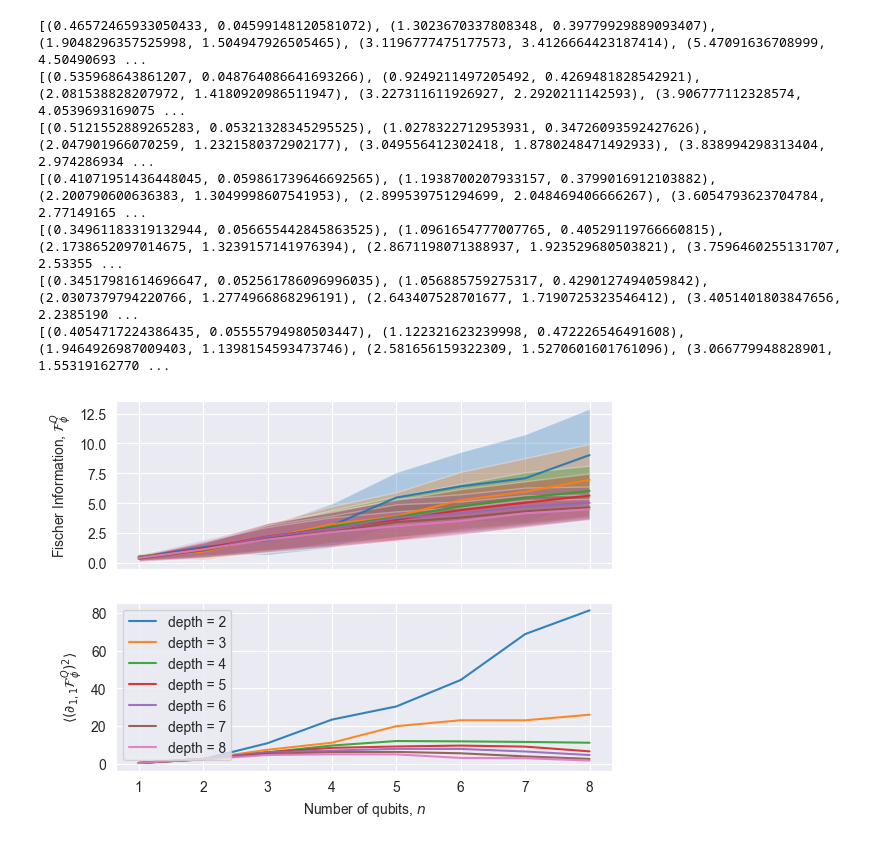
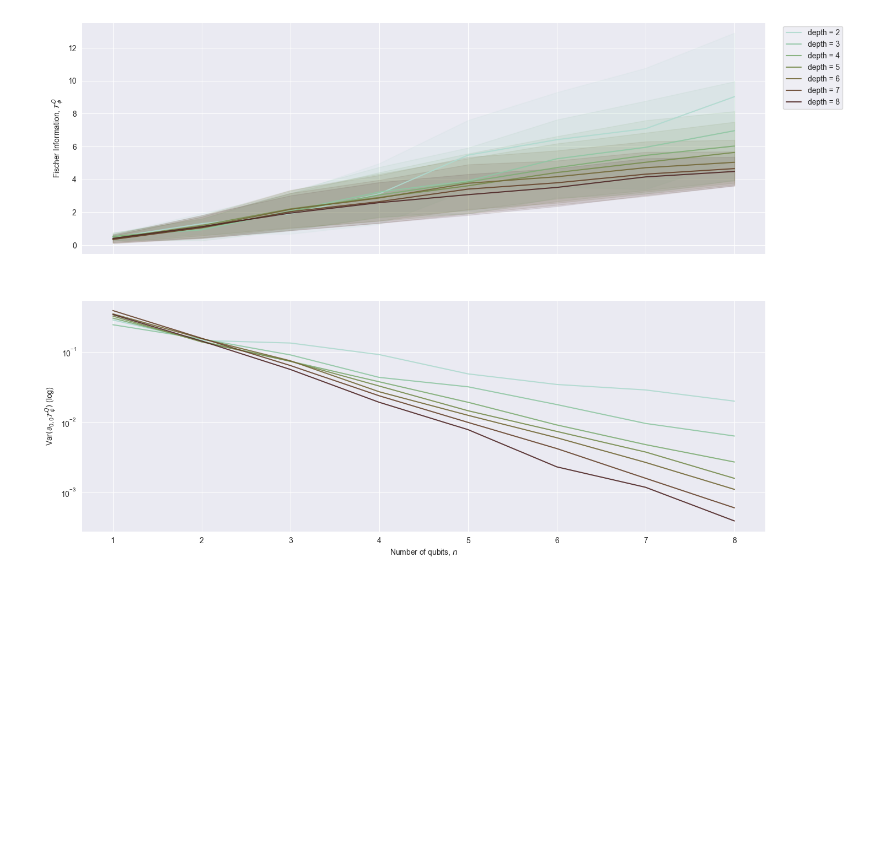
Before and after one commit to benjimaclellan/queso, a Jupyter notebook: experiments/analyze_barren_plateaus.ipynb, the cells around one changed output. Drawn from its saved outputs; the diff is of its cells as text; code cells hidden in the pictures; blank space fills up the shorter version.

```diff
--- a/experiments/analyze_barren_plateaus.ipynb
+++ b/experiments/analyze_barren_plateaus.ipynb
@@ -25,7 +27,7 @@ def load_data(io, ns, ks):
 
     return data
 
-io = IO(folder=r"pure_qfi_barren_plateau")
+io = IO(folder=r"pure_qfi_barren_plateau", verbose=False)
 ns = [1, 2, 3, 4, 5, 6, 7, 8]
 ks = [1, 2, 3, 4, 5, 6, 7, 8]
 data = load_data(io, ns, ks)
@@ -50,46 +34,45 @@ data = load_data(io, ns, ks)
 # %%
-fig, axs = plt.subplots(nrows=2, ncols=1, sharex=True)
-colors = sns.color_palette()
+fig, axs = plt.subplots(nrows=2, ncols=1, sharex=True, figsize=[16, 12])
+# colors = sns.color_palette()
+colors = sns.cubehelix_palette(start=0.5, rot=0.75, dark=0.2, light=.8, as_cmap=True)
+norm = lambda x: (x - np.min(ks))/(np.max(ks) - np.min(ks))
 
 ks = [2, 3, 4, 5, 6, 7, 8]
 for i, k in enumerate(ks):
+    # color = colors[i]
+    color = colors(norm(k))
+    label = f"depth = {k}"
+
     fi_mean, fi_var = [], []
     grads_avg_variance = []
     for n in ns:
         df = data[n][k]
 
         fi_mean.append(
             np.mean(df["fi_vals"][0])
         )
         fi_var.append(
             np.var(df["fi_vals"][0])
         )
 
-        fi_grad_vals = df["fi_grad_vals"][0]
+        fi_grad_vals = df["fi_grad_vals"][0] / n**2
         grad_var = np.var(fi_grad_vals, axis=0)
-
+        # grad_var = np.array([[n**2 * np.exp(-n / k)]])
         grads_avg_variance.append(grad_var[0, 0])
         # grads_avg_variance.append(np.mean(grad_var))
 
-    print(list(zip(fi_mean, fi_var)))
-
-    axs[0].plot(ns, fi_mean, alpha=0.9)
-    axs[0].fill_between(ns, fi_mean - np.sqrt(fi_var), fi_mean + np.sqrt(fi_var), alpha=0.3)
+    axs[0].plot(ns, fi_mean, label=label, color=color, alpha=0.9)
+    axs[0].fill_between(ns, fi_mean - np.sqrt(fi_var), fi_mean + np.sqrt(fi_var), color=color, alpha=0.1)
     axs[0].set(ylabel="Fischer Information, $\mathcal{F}^Q_\phi$")
 
-    axs[1].plot(ns, grads_avg_variance, label=f"depth = {k}", alpha=0.9)
-    axs[1].set(ylabel=r"$\langle (\partial_{1, 1} \mathcal{F}^Q_\phi)^2 \rangle$")
+    axs[1].plot(ns, grads_avg_variance, label=label, color=color, alpha=0.9)
 
-    axs[-1].legend()
+    axs[1].set(ylabel=r"Var$(\partial_{0, 0} \mathcal{F}^Q_\phi)$ (log)")
+    axs[1].set(yscale="log")
+
+    axs[0].legend(loc='upper left', bbox_to_anchor=(1.02, 1), ncol=1)
     axs[-1].set(xlabel="Number of qubits, $n$")
 plt.show()
 # %% [output]
-[(0.46572465933050433, 0.04599148120581072), (1.3023670337808348, 0.39779929889093407), (1.9048296357525998, 1.504947926505465), (3.1196777475177573, 3.4126664423187414), (5.47091636708999, 4.50490693 ...
-[(0.535968643861207, 0.048764086641693266), (0.9249211497205492, 0.4269481828542921), (2.081538828207972, 1.4180920986511947), (3.227311611926927, 2.2920211142593), (3.906777112328574, 4.0539693169075 ...
-[(0.5121552889265283, 0.05321328345295525), (1.0278322712953931, 0.34726093592427626), (2.047901966070259, 1.2321580372902177), (3.049556412302418, 1.8780248471492933), (3.838994298313404, 2.974286934 ...
-[(0.41071951436448045, 0.059861739646692565), (1.1938700207933157, 0.3799016912103882), (2.200790600636383, 1.3049998607541953), (2.899539751294699, 2.048469406666267), (3.6054793623704784, 2.77149165 ...
-[(0.34961183319132944, 0.056655442845863525), (1.0961654777007765, 0.40529119766660815), (2.1738652097014675, 1.3239157141976394), (2.8671198071388937, 1.923529680503821), (3.7596460255131707, 2.53355 ...
-[(0.34517981614696647, 0.052561786096996035), (1.056885759275317, 0.4290127494059842), (2.0307379794220766, 1.2774966868296191), (2.643407528701677, 1.7190725323546412), (3.4051401803847656, 2.2385190 ...
-[(0.4054717224386435, 0.05555794980503447), (1.122321623239998, 0.472226546491608), (1.9464926987009403, 1.1398154593473746), (2.581656159322309, 1.5270601601761096), (3.066779948828901, 1.55319162770 ...
-[figure, old version]
+[figure, new version]
 # %%
```
Also changed, not shown: parts of 4 cells of this notebook, 26 other files.
